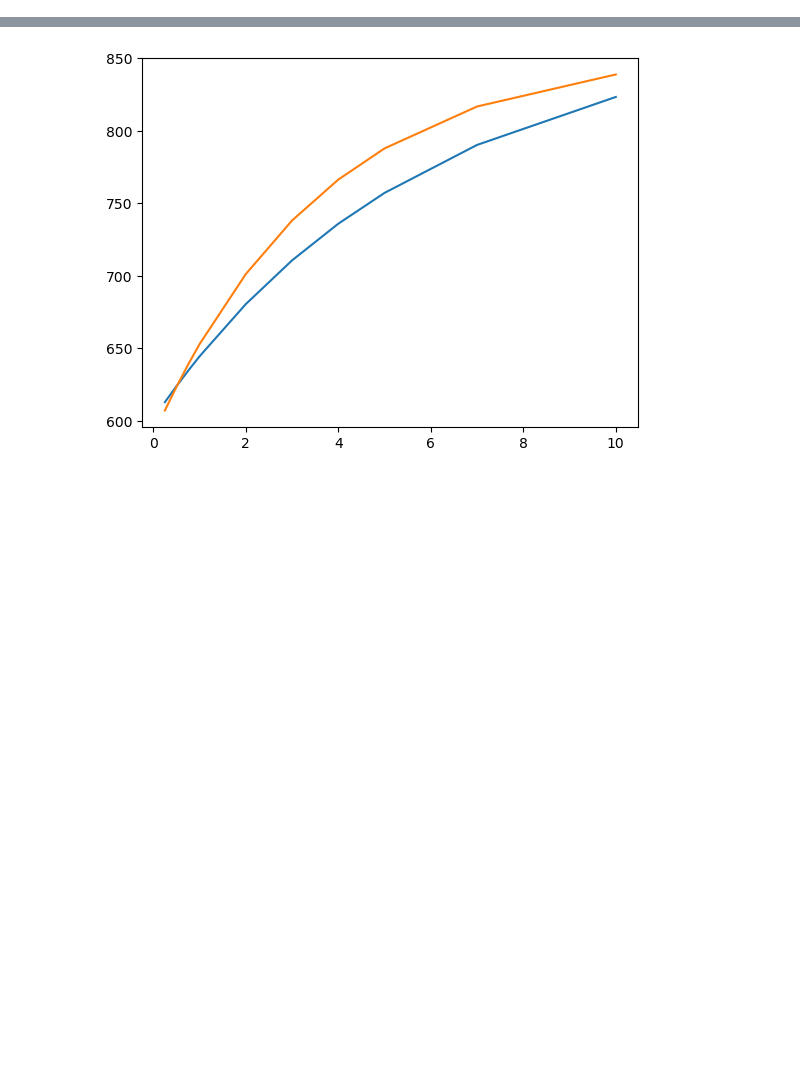
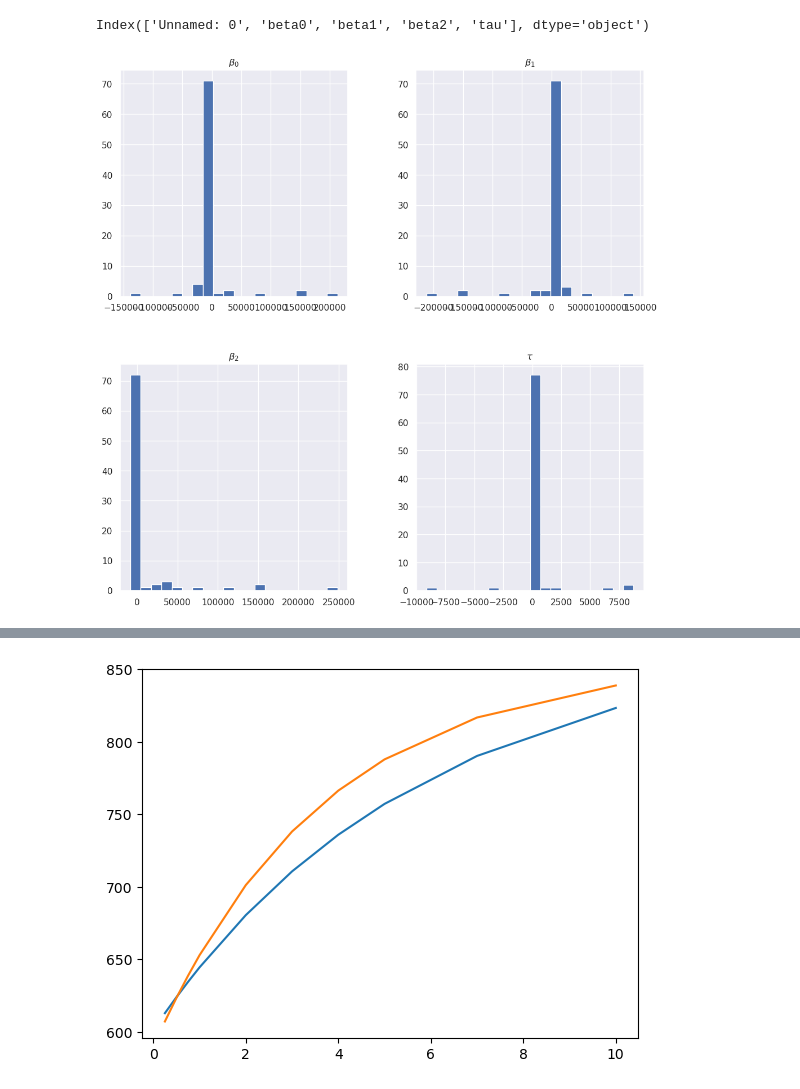
Before and after one commit to VsevolodZaostrovsky/MOEX-Yield-Curve-Forecasting, a Jupyter notebook: DataWork/NSmodel.ipynb, the cells around one changed output, grey strips where cells are left out. Saved outputs shown, nothing was run; the diff lists cells and outputs as text; code cells hidden in the pictures; blank space fills up the shorter version.

```diff
--- a/DataWork/NSmodel.ipynb
+++ b/DataWork/NSmodel.ipynb
@@ -66,5 +72,9 @@ for i in range(len(p3)):
 
     cs.write(str(i)+', '+str(res_lsq.x[0])+', '+str(res_lsq.x[1])+', '+str(res_lsq.x[2])+', '+str(res_lsq.x[3])+'\n')
 # %%
-data = pd.read_csv("coefs.csv")
+data = pd.read_csv("Data/coefs.csv")
+# %%
+data.columns
+# %% [output]
+Index(['Unnamed: 0', 'beta0', 'beta1', 'beta2', 'tau'], dtype='object')
 # %%
@@ -71,0 +84,6 @@ data=data.drop(["Unnamed: 0"], axis=1)
+# %%
+sns.set(rc={"figure.figsize":(12, 12)})
+data.iloc[:, :].hist(figsize=(12, 12), bins=20)
+plt.savefig("FactorHist.pdf")
+# %% [output]
+[figure, added]
```
Also changed, not shown: parts of 15 cells of this notebook, 13 other files.
